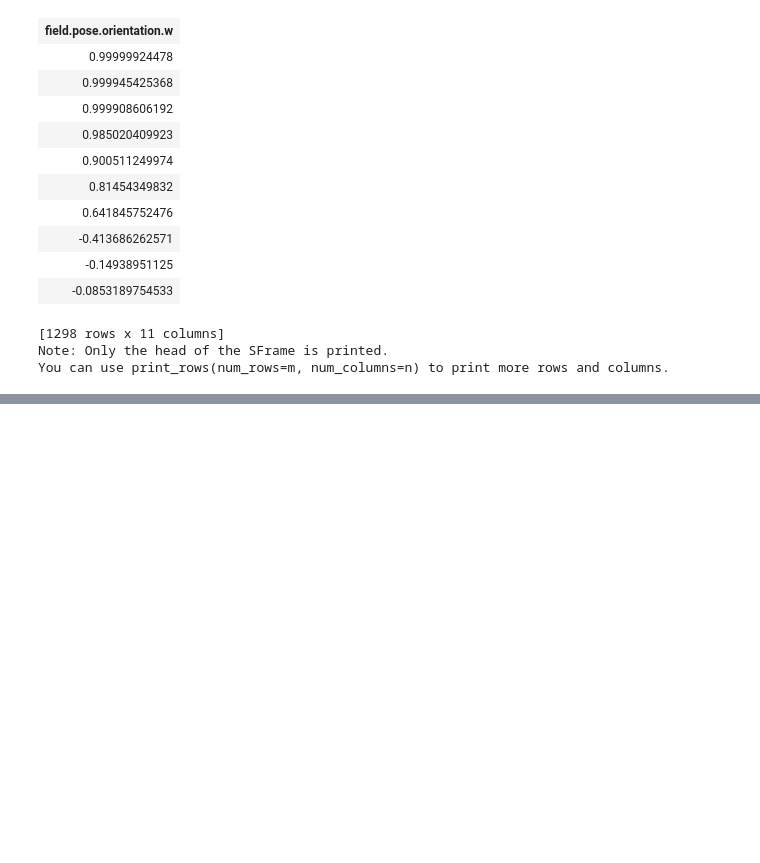
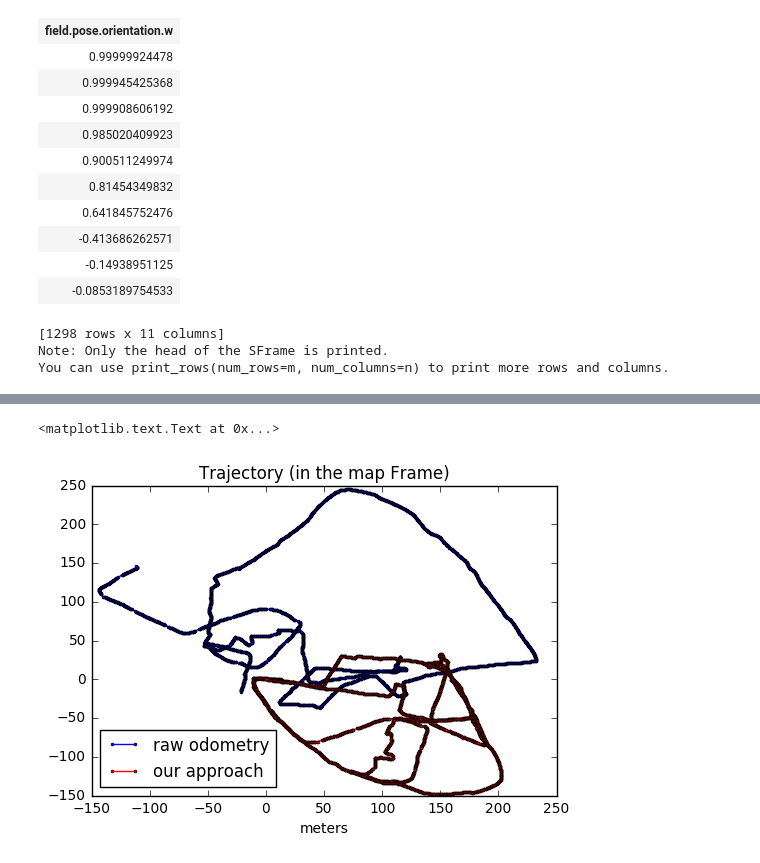
Before and after one commit to kandithws/cgr_gridmap_slam_ros, a Jupyter notebook: eval/cgr_data_trajectory_plot.ipynb, the cells around one changed output, grey strips where cells are left out. Cells and saved outputs as stored; diff of their text form; code cells hidden in the pictures; blank space fills up the shorter version.

```diff
--- a/eval/cgr_data_trajectory_plot.ipynb
+++ b/eval/cgr_data_trajectory_plot.ipynb
@@ -116,0 +123,2 @@ Rows: 1298
+# %%
+odom_data = sframe.SFrame('/home/kandithws/Desktop/robio result/freiburg_campus/odom.csv')
@@ -116,0 +135,7 @@ Rows: 1298
+# %%
+freiburg_traj = None
+with open("/home/kandithws/Desktop/robio result/freiburg_campus/cgr_path.yaml", 'r') as stream:
+    try:
+        freiburg_traj = yaml.load(stream)
+    except yaml.YAMLError as exc:
+        print(exc)
@@ -116,0 +146,16 @@ Rows: 1298
+# %%
+traj_pose_headers = {'field.pose.position.x':[], 'field.pose.position.y':[],
+                     'field.pose.position.z':[], 'field.pose.orientation.x':[],
+                     'field.pose.orientation.y':[],'field.pose.orientation.z':[],
+                     'field.pose.orientation.w':[]}
+
+for pose in freiburg_traj['poses']:
+    traj_pose_headers['field.pose.position.x'].append(pose['position']['x'])
+    traj_pose_headers['field.pose.position.y'].append(pose['position']['y'])
+    traj_pose_headers['field.pose.position.z'].append(pose['position']['z'])
+    traj_pose_headers['field.pose.orientation.x'].append(pose['orientation']['x'])
+    traj_pose_headers['field.pose.orientation.y'].append(pose['orientation']['y'])
+    traj_pose_headers['field.pose.orientation.z'].append(pose['orientation']['z'])
+    traj_pose_headers['field.pose.orientation.w'].append(pose['orientation']['w'])
+
+traj_data = sframe.SFrame(traj_pose_headers)
@@ -116,0 +190,15 @@ Rows: 1298
+# %%
+plt.figure()
+plt.plot(odom_data['field.pose.position.x'], odom_data['field.pose.position.y'], '-bo',
+         markersize=2, label='raw odometry')
+plt.plot(traj_data['field.pose.position.x'], traj_data['field.pose.position.y'], '-ro',
+         markersize=2, label='our approach')
+# plt.plot(x=odom_data['field.pose.position.x'], y=odom_data['field.pose.position.y'], c='r')
+# plt.plot(x=traj_data['field.pose.position.x'], y=traj_data['field.pose.position.y'], c='b')
+plt.legend(loc='lower left')
+plt.title('Trajectory (in the map Frame)')
+plt.xlabel('meters')
+plt.ylabel('', fontsize=16)
+# %% [output]
+<matplotlib.text.Text at 0x...>
+[figure, added]
```
Also changed, not shown: parts of 7 cells of this notebook, 4 other files.
